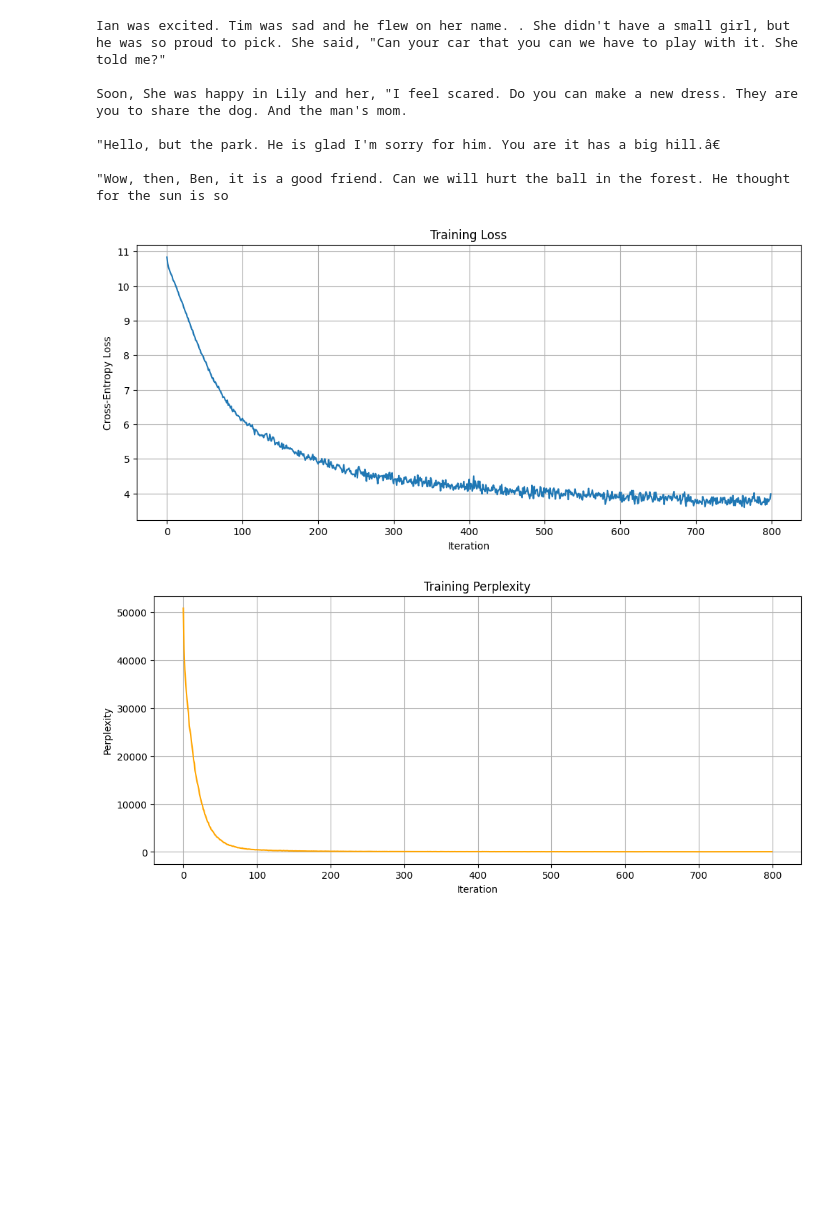
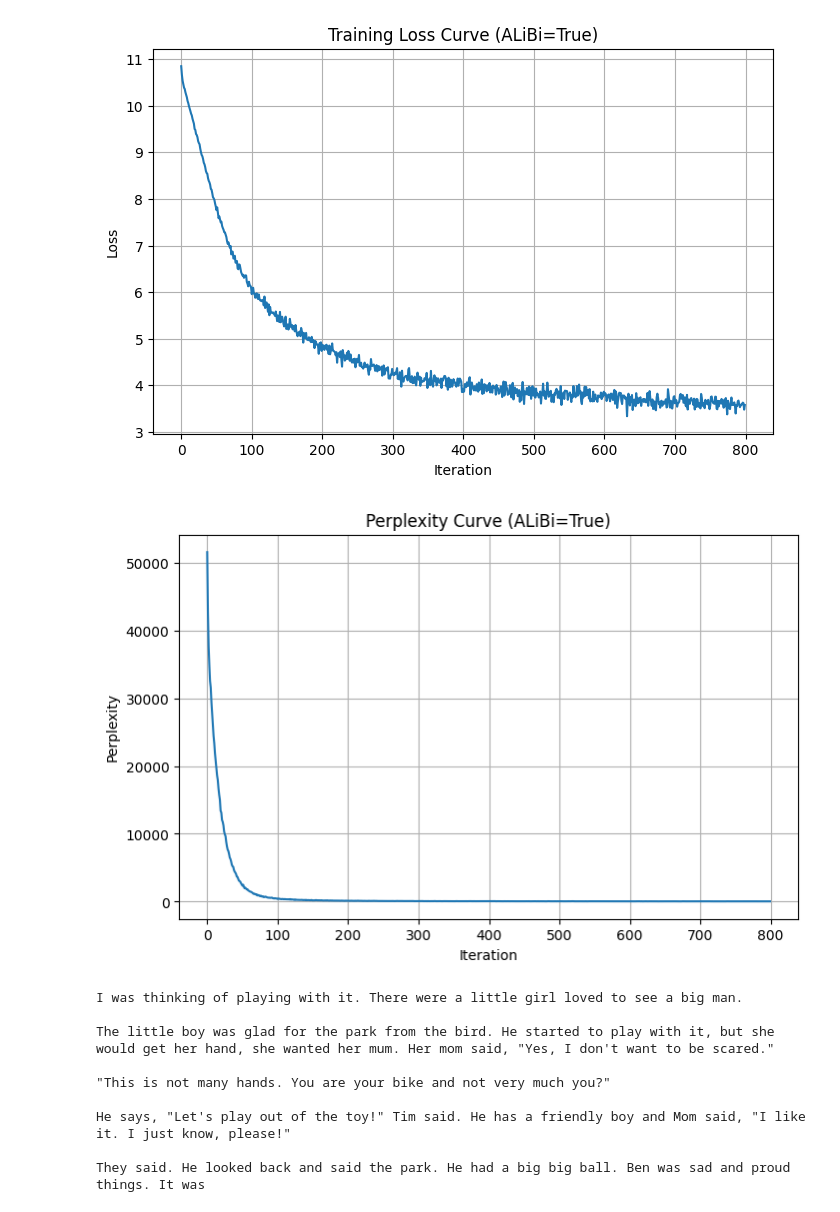
Before and after one commit to Oxygonix/finalNLPProject, a Jupyter notebook: Base_model.ipynb, the cells around one changed output. Saved outputs shown, nothing was run; the diff lists cells and outputs as text; code cells hidden in the pictures; blank space fills up the shorter version.

```diff
--- a/Base_model.ipynb
+++ b/Base_model.ipynb
@@ -1033,0 +1029,28 @@ Done training. Total time: 45.98 seconds
+# %%
+import matplotlib.pyplot as plt
+
+# Final perplexity
+final_loss = loss_history[-1]
+final_ppl = math.exp(final_loss)
+
+print(f"\nFinal Loss: {final_loss:.4f}")
+print(f"Final Perplexity: {final_ppl:.4f}")
+
+# Plot Loss Curve
+plt.figure(figsize=(8,5))
+plt.plot(loss_history)
+plt.title(f"Training Loss Curve (ALiBi={config.use_alibi})")
+plt.xlabel("Iteration")
+plt.ylabel("Loss")
+plt.grid()
+plt.show()
+
+# Plot Perplexity Curve
+plt.figure(figsize=(8,5))
+plt.plot(ppl_history)
+plt.title(f"Perplexity Curve (ALiBi={config.use_alibi})")
+plt.xlabel("Iteration")
+plt.ylabel("Perplexity")
+plt.grid()
+plt.show()
+# %% [output]
@@ -1034,7 +1059,9 @@ Done training. Total time: 45.98 seconds
+[figure, added]
+[figure, added]
 # %%
 model.eval()
 
-prompt = "Ian was"
+prompt = "I was thinking"
 
 # get device the proper way
 device = next(model.parameters()).device
@@ -1051,33 +1078,12 @@ generated = model.generate(
 
 print(tokenizer.decode(generated[0]))
 # %% [output]
-Ian was excited. Tim was sad and he flew on her name. . She didn't have a small girl, but he was so proud to pick. She said, "Can your car that you can we have to play with it. She told me?"
+I was thinking of playing with it. There were a little girl loved to see a big man.
 
-Soon, She was happy in Lily and her, "I feel scared. Do you can make a new dress. They are you to share the dog. And the man's mom.
+The little boy was glad for the park from the bird. He started to play with it, but she would get her hand, she wanted her mum. Her mom said, "Yes, I don't want to be scared."
 
-"Hello, but the park. He is glad I'm sorry for him. You are it has a big hill.â€
+"This is not many hands. You are your bike and not very much you?"
 
-"Wow, then, Ben, it is a good friend. Can we will hurt the ball in the forest. He thought for the sun is so
+He says, "Let's play out of the toy!" Tim said. He has a friendly boy and Mom said, "I like it. I just know, please!"
+
+They said. He looked back and said the park. He had a big big ball. Ben was sad and proud things. It was
-# %%
-# ============================================================
-# 8. Plot Loss + Perplexity
-# ============================================================
-
-plt.figure(figsize=(12,5))
-plt.plot(loss_history, label="Loss")
-plt.title("Training Loss")
-plt.xlabel("Iteration")
-plt.ylabel("Cross-Entropy Loss")
-plt.grid(True)
-plt.show()
-
-plt.figure(figsize=(12,5))
-plt.plot(ppl_history, label="Perplexity", color="orange")
-plt.title("Training Perplexity")
-plt.xlabel("Iteration")
-plt.ylabel("Perplexity")
-plt.grid(True)
-plt.show()
-# %% [output]
-[figure, removed]
-[figure, removed]
```
Also changed, not shown: parts of 5 cells of this notebook.
